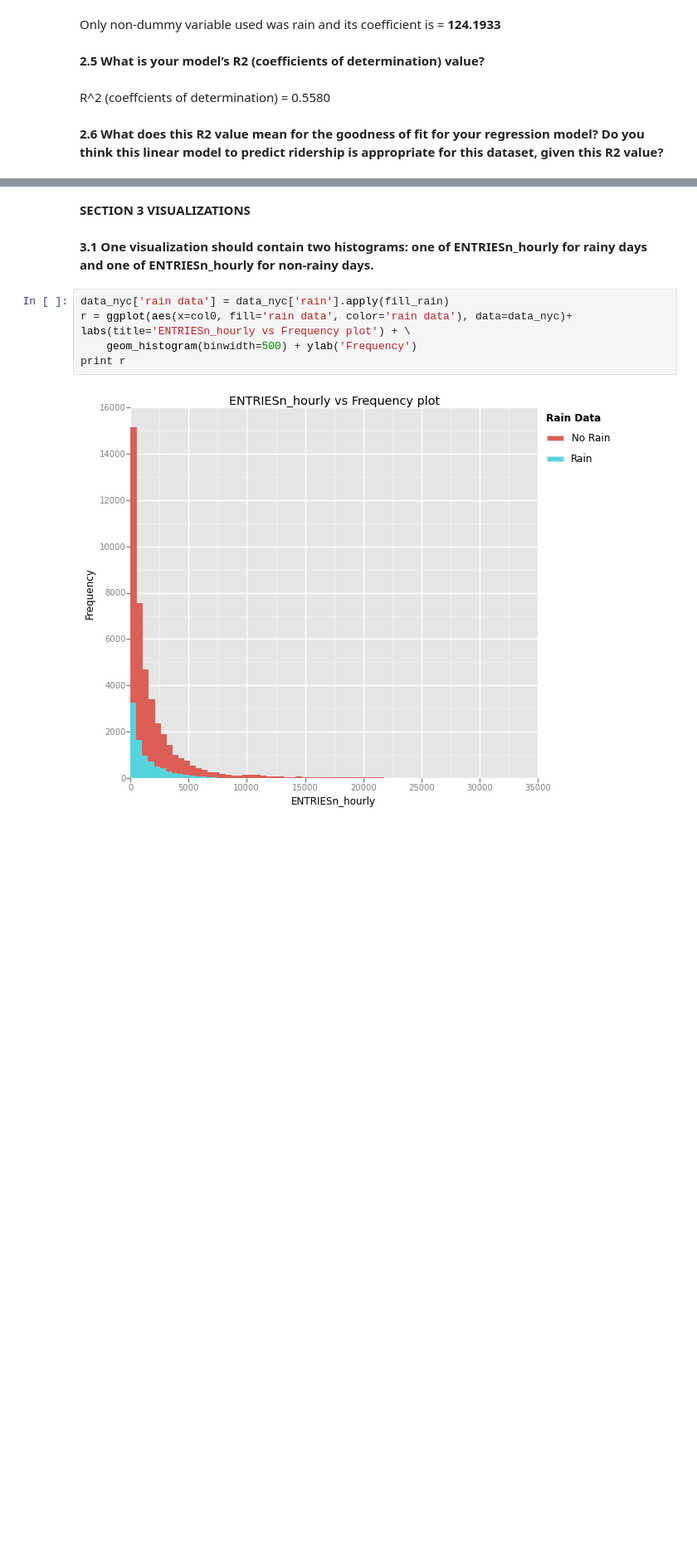
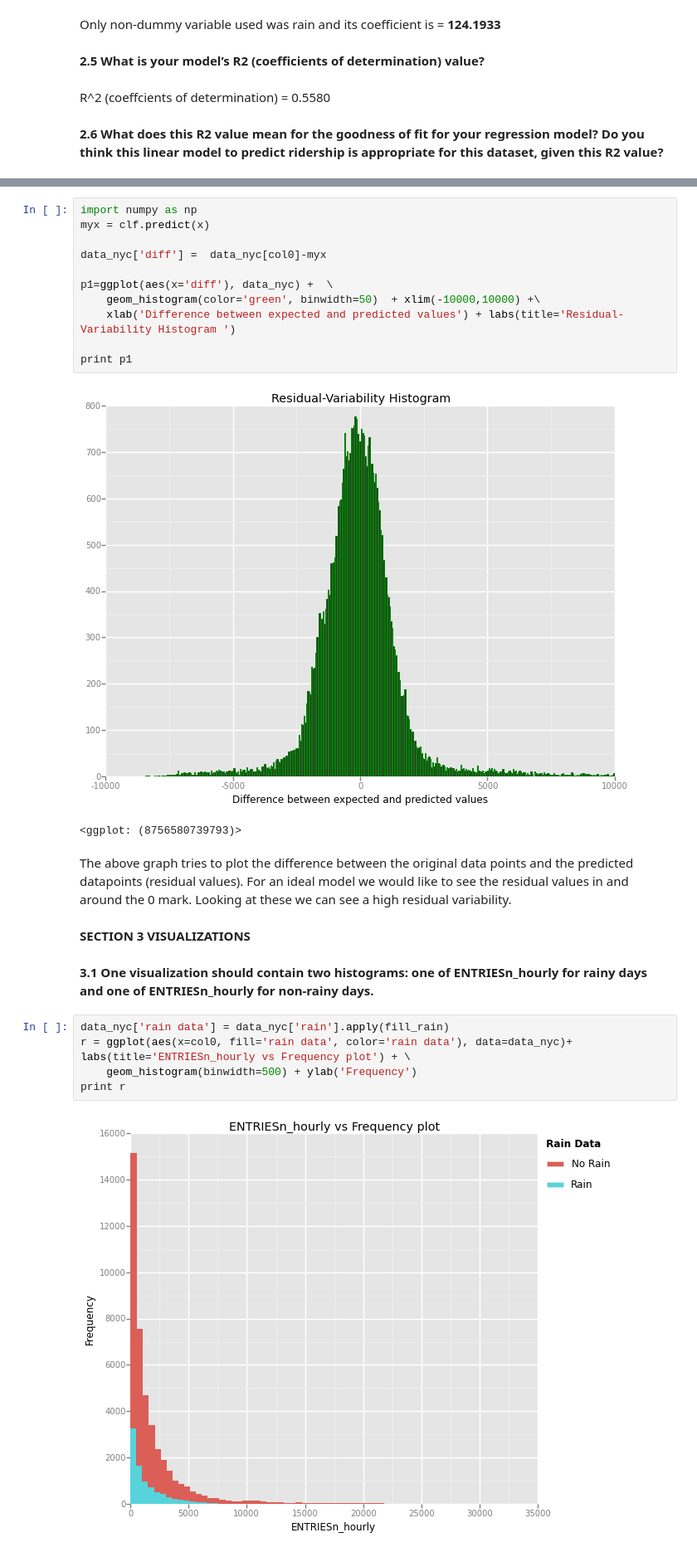
Before and after one commit to inderpreetb/project1-AnalysisOfSubwayData, a Jupyter notebook: assignment.ipynb, the cells around one changed output, grey strips where cells are left out. Shown at 83% size. Cells and saved outputs as stored; diff of their text form; blank space fills up the shorter version.

```diff
--- a/assignment.ipynb
+++ b/assignment.ipynb
@@ -280,3 +299,19 @@ R2 values means that this model can only predict 55.8% of the 'ENTRIESn_hourly'
+# %%
+import numpy as np
+myx = clf.predict(x)
+
+data_nyc['diff'] =  data_nyc[col0]-myx
+
+p1=ggplot(aes(x='diff'), data_nyc) +  \
+    geom_histogram(color='green', binwidth=50)  + xlim(-10000,10000) +\
+    xlab('Difference between expected and predicted values') + labs(title='Residual-Variability Histogram ')
+
+print p1
+# %% [output]
+[figure, added]
+<ggplot: (8756580739793)>
+# %% [markdown]
+The above graph tries to plot the difference between the original data points and the predicted datapoints (residual values). For an ideal model we would like to see the residual values in and around the 0 mark. Looking at these we can see a high residual variability.
 # %% [markdown]
 <b> SECTION 3 VISUALIZATIONS </b>
 # %% [markdown]
```
Also changed, not shown: parts of 22 cells of this notebook.
